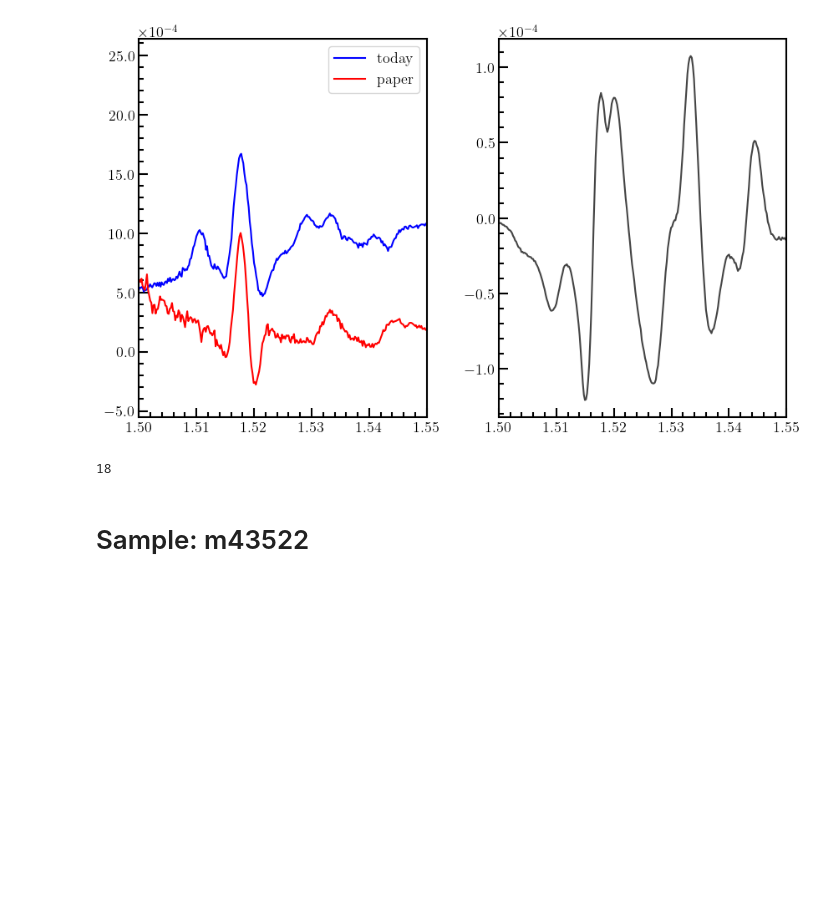
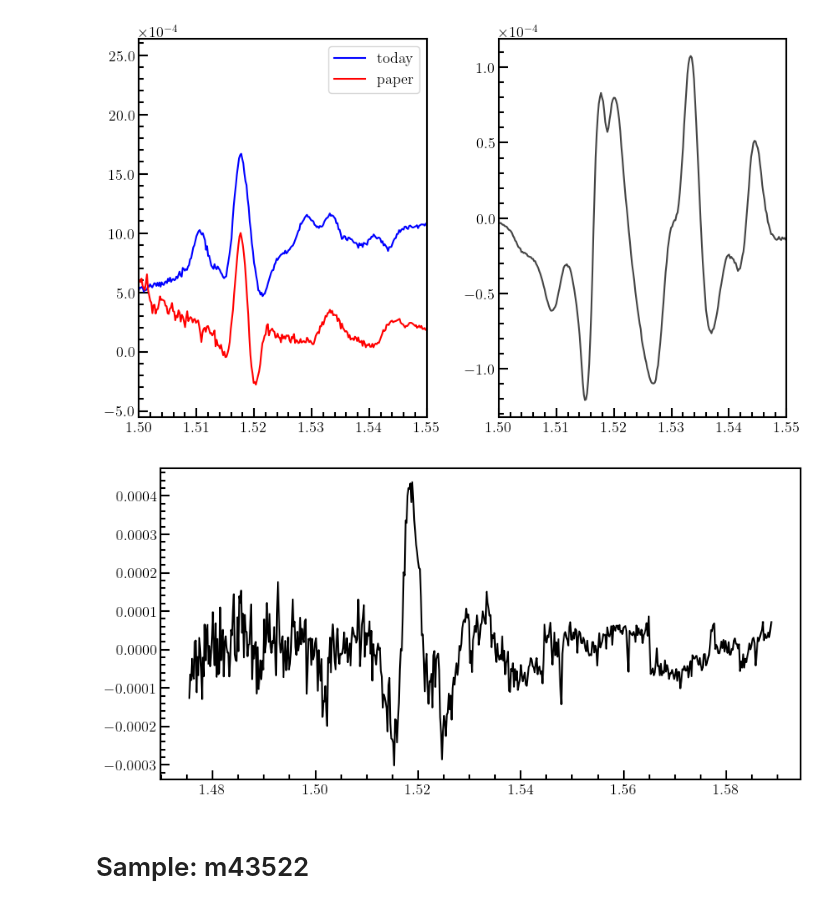
Before and after one commit to RUCO13/ruco-phd-project, a Jupyter notebook: scripts/ras-exp.ipynb, the cells around one changed output. Drawn from its saved outputs; the diff is of its cells as text; code cells hidden in the pictures; blank space fills up the shorter version.

```diff
--- a/scripts/ras-exp.ipynb
+++ b/scripts/ras-exp.ipynb
@@ -563,9 +581,47 @@ np.savetxt("data/r-m43521.dat",rm43521,delimiter=',')
 # %% [output]
 [figure]
 # %%
-len(m43521.raspos2)
+d1= m43521.data[6]
+d2= m43521.data[7]
+av1 = np.zeros(d1[0].shape)
+av2 = np.zeros(d1[0].shape)
+
+avc1=0
+avc2=0
+for i in range(len(d1)):
+    #plt.plot(d1[i][:,0],d1[i][:,1])
+    avc1+=d1[i][:,1]
+
+for i in range(len(d2)):
+    #plt.plot(d2[i][:,0],d2[i][:,1])
+    avc2+=d2[i][:,1]
+
+av1[:,0]=d1[0][:,0]
+av1[:,1]=avc1/len(d1)
+av2[:,0]=d1[0][:,0]
+av2[:,1]=avc2/len(d2)
+
+exp1=rbackline(av1,301,2)
+exp2=rbackline(av2,301,2)
+total= (exp2.dataout[:,1]-exp1.dataout[:,1])
+
+# plt.plot(av1[:,0],av1[:,1],'r')
+# plt.plot(av1[:,0],exp1.backline,'--r')
+
+
+# plt.plot(av2[:,0],av2[:,1],'b')
+# plt.plot(av1[:,0],exp2.backline,'--b')
+
+#plt.plot(av1[:,0],exp1.dataout[:,1],'r')
+#plt.plot(av1[:,0],exp2.dataout[:,1],'b')
+plt.plot(av1[:,0],total,'k')
+
+
+
+np.savetxt('data/ras-m43521-l4.dat',exp1.dataout,delimiter=',')
+np.savetxt('data/ras-m43521-3l4.dat',exp2.dataout,delimiter=',')
 # %% [output]
-18
+[figure, added]
 # %% [markdown]
 # Sample: m43522
 # %%
```
Also changed, not shown: parts of 3 cells of this notebook, 32 other files.
